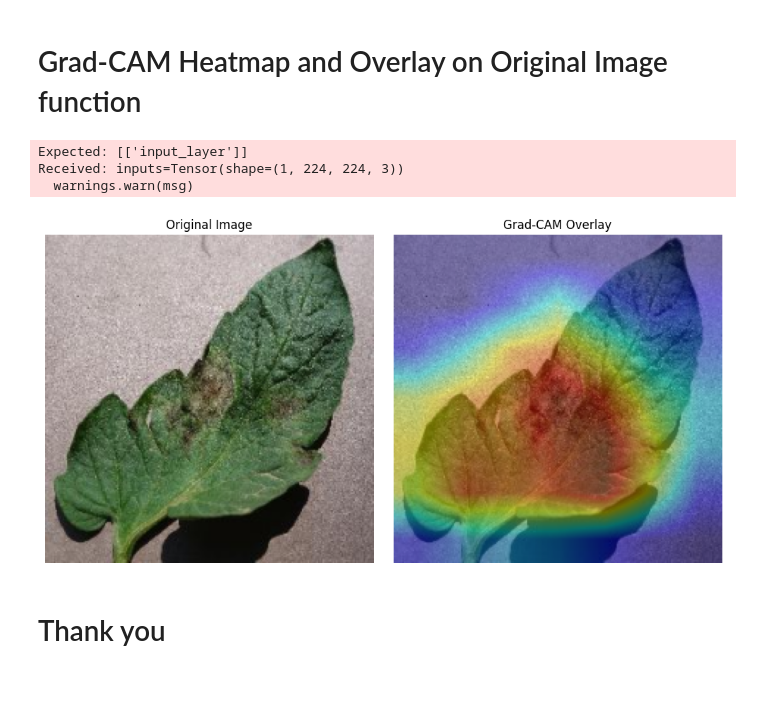
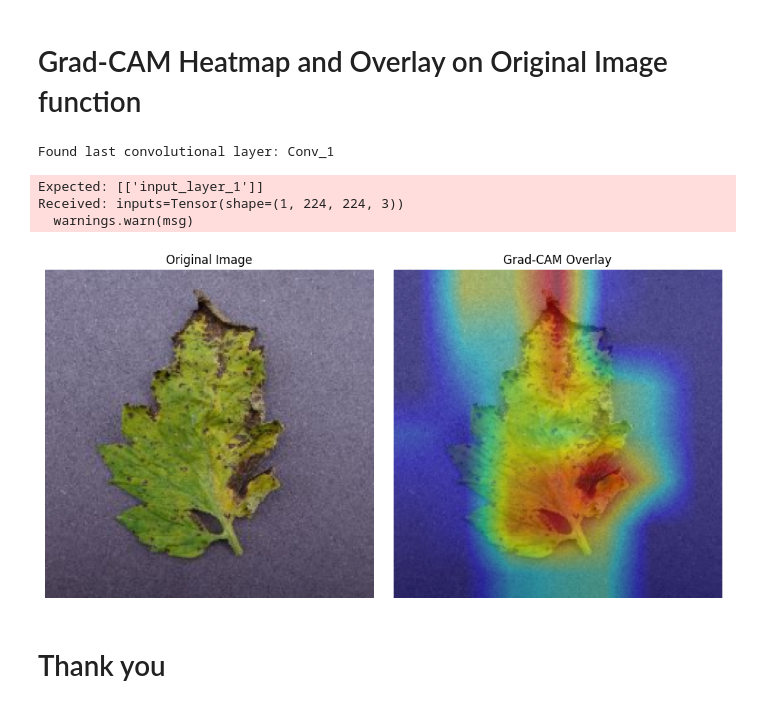
Before and after one commit to Nikhil5566/EDA-Repo, a Jupyter notebook: MSc_Project_N1217583.ipynb, the cells around one changed output. Drawn from its saved outputs; the diff is of its cells as text; code cells hidden in the pictures.

```diff
--- a/MSc_Project_N1217583.ipynb
+++ b/MSc_Project_N1217583.ipynb
@@ -79,7 +70,7 @@ for class_name in os.listdir(plantvillage_path):
 # Creating a dictionary to hold all image paths by class
 dataset = defaultdict(list)
 
-max_images_per_class = 1000
+max_images_per_class = 900
 
 for class_name in os.listdir(plantvillage_path):
     class_path = os.path.join(plantvillage_path, class_name)
@@ -445,7 +461,7 @@ plt.show()
 # Grad-CAM Visualization
 # %%
 # Loading the Trained Model:
-model = load_model('/content/best_model.h5')
+model = load_model('/content/drive/MyDrive/plant_disease_model.h5')
 # %% [output]
 WARNING:absl:Compiled the loaded model, but the compiled metrics have yet to be built. `model.compile_metrics` will be empty until you train or evaluate the model.
 # %% [markdown]
@@ -490,7 +506,7 @@ def make_gradcam_heatmap(img_array, model, last_conv_layer_name, pred_index=None
 # Generating Heatmap and Overlay on Original Image
 
 # Path to image
-img_path = '/content/drive/MyDrive/Final Project Dataset/PlantVillage/Tomato_Late_blight/005e3b43-9050-47da-9498-f9ecdcc703b3___RS_Late.B 5104.JPG'
+img_path = '/content/drive/MyDrive/Final Project Dataset/PlantVillage/Tomato_Septoria_leaf_spot/04840559-16ed-4f17-908b-2048ba83ab80___Keller.St_CG 1780.JPG'
 
 # Load and preprocess image using cv2 for easier heatmap overlay later
 img = cv2.imread(img_path)
@@ -502,7 +518,13 @@ img = cv2.resize(img, (224, 224))  # use your model's input size
 # Expand dimensions and normalize for the model
 img_array = np.expand_dims(img / 255.0, axis=0)
 
-last_conv_layer_name = 'top_conv'
+# Find the name of the last convolutional layer in the model
+for layer in reversed(model.layers):
+    if isinstance(layer, (tf.keras.layers.Conv2D, tf.keras.layers.DepthwiseConv2D)):
+        last_conv_layer_name = layer.name
+        print(f"Found last convolutional layer: {last_conv_layer_name}")
+        break
+
 
 # Redefine the make_gradcam_heatmap function to work with the full model
 # and the target layer name directly within the full model.
@@ -540,36 +562,37 @@ def make_gradcam_heatmap(img_array, full_model, target_layer_name, pred_index=No
 heatmap = make_gradcam_heatmap(img_array, model, last_conv_layer_name)
 
 # Resize and color the heatmap
 heatmap_resized = cv2.resize(heatmap, (img.shape[1], img.shape[0]))
 heatmap_colored = cv2.applyColorMap(np.uint8(255 * heatmap_resized), cv2.COLORMAP_JET)
 
 # Superimpose
 # Convert img to float for calculation if it's not already
 img_float = img.astype(np.float32)
 
 # Overlay the heatmap on the original image
 # Adjust the alpha values (0.4 and 0.6) to control transparency
 superimposed_img = heatmap_colored * 0.4 + img_float * 0.6
 # Clip values to the valid range [0, 255] and convert back to uint8
 superimposed_img = np.uint8(np.clip(superimposed_img, 0, 255))
 
 # Plot original and overlay
 plt.figure(figsize=(10, 5))
 plt.subplot(1, 2, 1)
 plt.title("Original Image")
 plt.imshow(cv2.cvtColor(img, cv2.COLOR_BGR2RGB))
 plt.axis('off')
 
 plt.subplot(1, 2, 2)
 plt.title("Grad-CAM Overlay")
 plt.imshow(cv2.cvtColor(superimposed_img, cv2.COLOR_BGR2RGB))
 plt.axis('off')
 plt.tight_layout()
 plt.show()
 # %% [output]
-Expected: [['input_layer']]
-Received: inputs=Tensor(shape=(1, 224, 224, 3))
-  warnings.warn(msg)
+Found last convolutional layer: Conv_1
+Expected: [['input_layer_1']]
+Received: inputs=Tensor(shape=(1, 224, 224, 3))
+  warnings.warn(msg)
-[figure, old version]
+[figure, new version]
 # %% [markdown]
 # Thank you
```
Also changed, not shown: parts of 17 cells of this notebook.
